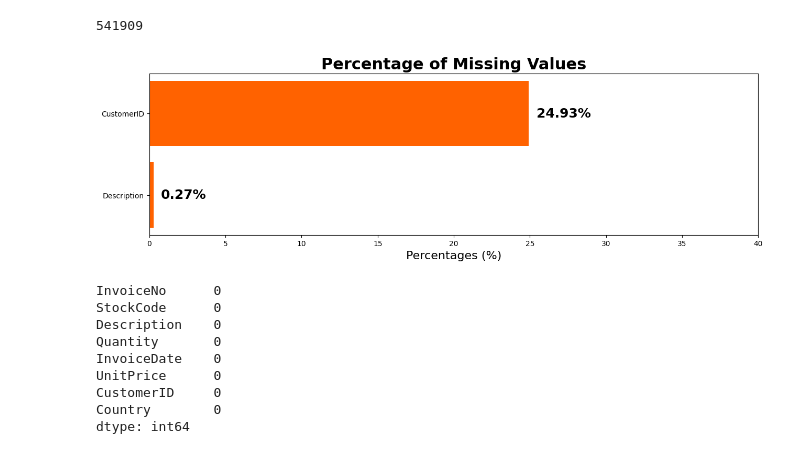
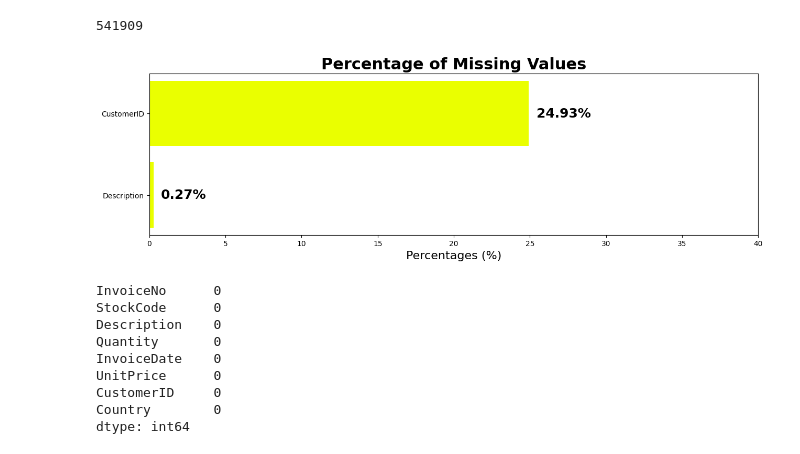
Before and after one commit to devika-santhosh/e-commerce-data-analysis, a Jupyter notebook: Code.ipynb, the cells around one changed output. Cells and saved outputs as stored; diff of their text form; code cells hidden in the pictures.

```diff
--- a/Code.ipynb
+++ b/Code.ipynb
@@ -98,28 +100,28 @@ len(df)
 # %%
 # Calculating the percentage of missing values for each column
 missing_data = df.isnull().sum()
 missing_percentage = (missing_data[missing_data > 0] / df.shape[0]) * 100
 
 # Prepare values
 missing_percentage.sort_values(ascending=True, inplace=True)
 
 # Plot the barh chart
 fig, ax = plt.subplots(figsize=(15, 4))
-ax.barh(missing_percentage.index, missing_percentage, color='#ff6200')
+ax.barh(missing_percentage.index, missing_percentage, color="#eaff00")
 
 # Annotate the values and indexes
 for i, (value, name) in enumerate(zip(missing_percentage, missing_percentage.index)):
     ax.text(value+0.5, i, f"{value:.2f}%", ha='left', va='center', fontweight='bold', fontsize=18, color='black')
 
 # Set x-axis limit
 ax.set_xlim([0, 40])
 
 # Add title and xlabel
 plt.title("Percentage of Missing Values", fontweight='bold', fontsize=22)
 plt.xlabel('Percentages (%)', fontsize=16)
 plt.show()
 # %% [output]
-[figure, old version]
+[figure, new version]
 # %%
 # Removing rows with missing values in 'CustomerID' and 'Description' columns
 df = df.dropna(subset=['CustomerID', 'Description'])
```
Also changed, not shown: parts of 24 cells of this notebook.
